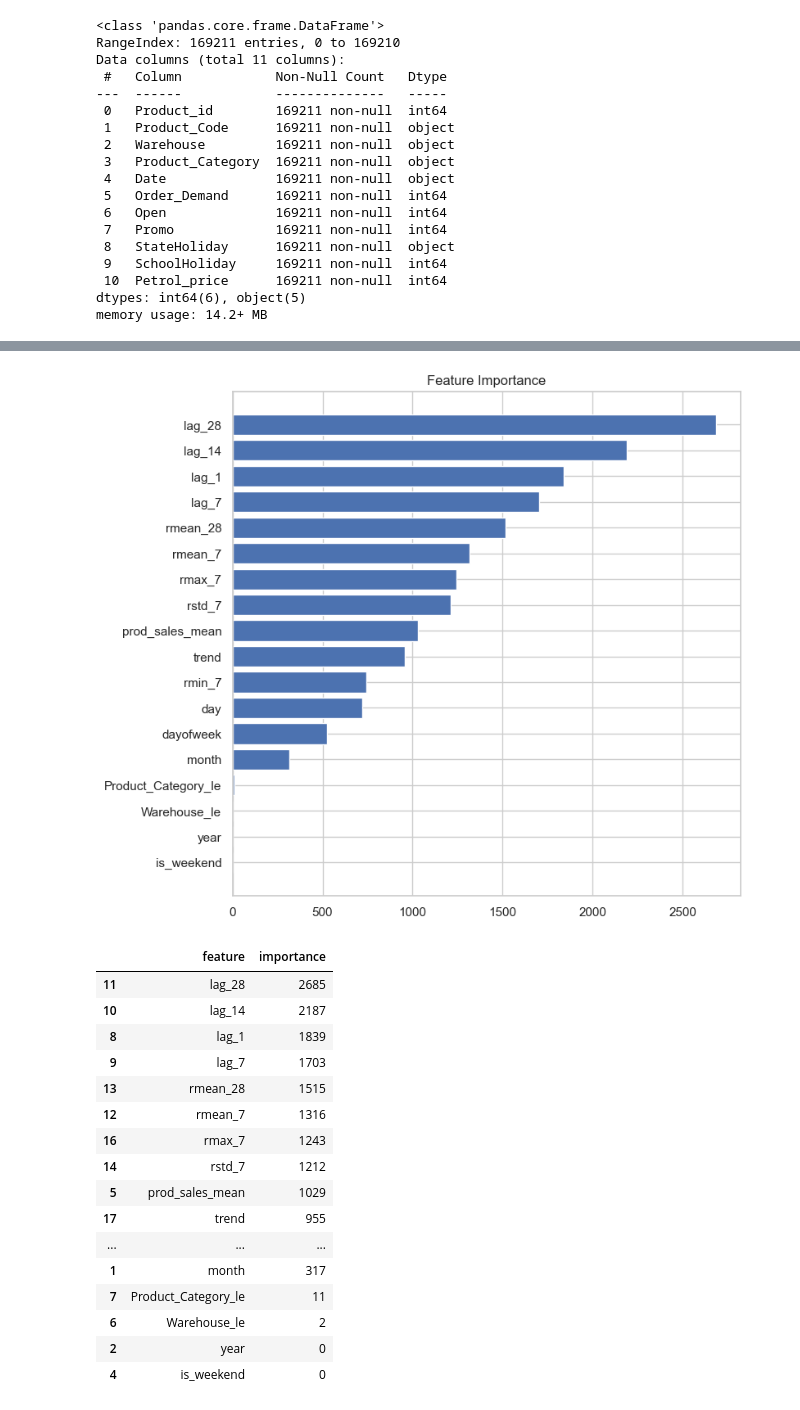
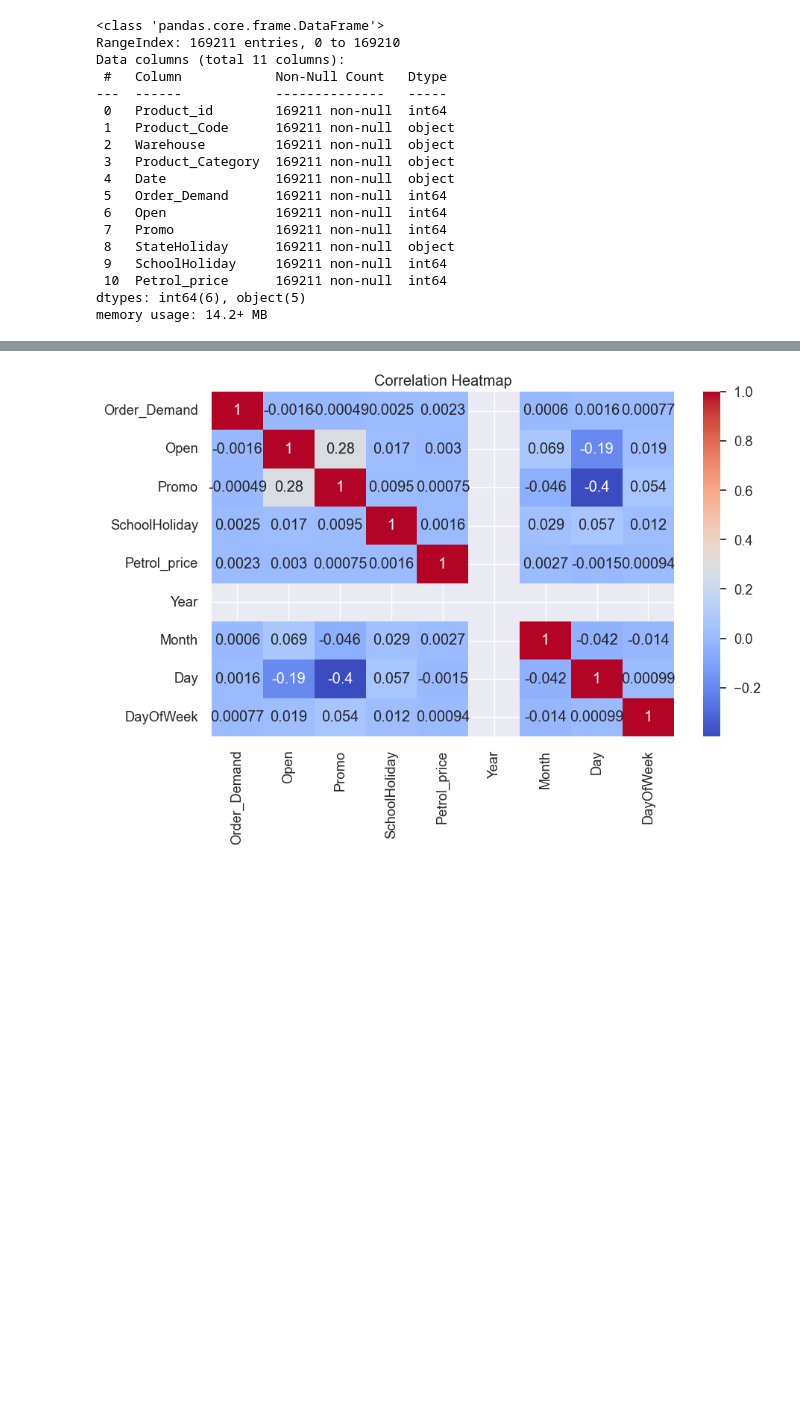
Before and after one commit to Yoruu-x1/retail-demand-forecasting, a Jupyter notebook: eda.ipynb, the cells around one changed output, grey strips where cells are left out. Cells and saved outputs as stored; diff of their text form; code cells hidden in the pictures; blank space fills up the shorter version.

```diff
--- a/eda.ipynb
+++ b/eda.ipynb
@@ -110,11 +142,0 @@ plt.show()
-# %%
-df['Date'] = pd.to_datetime(df['Date'], dayfirst=True, errors='coerce')
-
-df['Order_Demand'] = (
-    df['Order_Demand'].astype(str)
-    .str.replace(',', '')
-    .str.replace(' ', '')
-    .replace('nan', np.nan)
-)
-
-df['Order_Demand'] = pd.to_numeric(df['Order_Demand'], errors='coerce').fillna(0)
@@ -234,34 +143,10 @@ plt.show()
-# %%
-importances = model.feature_importances_
-feature_names = X_train.columns
-fi = pd.DataFrame({
-    "feature": feature_names,
-    "importance": importances
-}).sort_values("importance", ascending=False)
-
-plt.figure(figsize=(8,8))
-plt.barh(fi["feature"], fi["importance"])
-plt.title("Feature Importance")
-plt.gca().invert_yaxis()
-plt.show()
-
-fi
-# %% [output]
-[figure, removed]
-|  | feature | importance |
-| 11 | lag_28 | 2685 |
-| 10 | lag_14 | 2187 |
-| 8 | lag_1 | 1839 |
-| 9 | lag_7 | 1703 |
-| 13 | rmean_28 | 1515 |
-| 12 | rmean_7 | 1316 |
-| 16 | rmax_7 | 1243 |
-| 14 | rstd_7 | 1212 |
-| 5 | prod_sales_mean | 1029 |
-| 17 | trend | 955 |
-| ... | ... | ... |
-| 1 | month | 317 |
-| 7 | Product_Category_le | 11 |
-| 6 | Warehouse_le | 2 |
-| 2 | year | 0 |
-| 4 | is_weekend | 0 |
+# %%
+numerical = ["Order_Demand", "Open", "Promo", "SchoolHoliday",
+             "Petrol_price", "Year", "Month", "Day", "DayOfWeek"]
+
+plt.figure(figsize=(10,6))
+sns.heatmap(df[numerical].corr(), annot=True, cmap="coolwarm")
+plt.title("Correlation Heatmap")
+plt.show()
+# %% [output]
+[figure, added]
```
Also changed, not shown: parts of 25 cells of this notebook.
